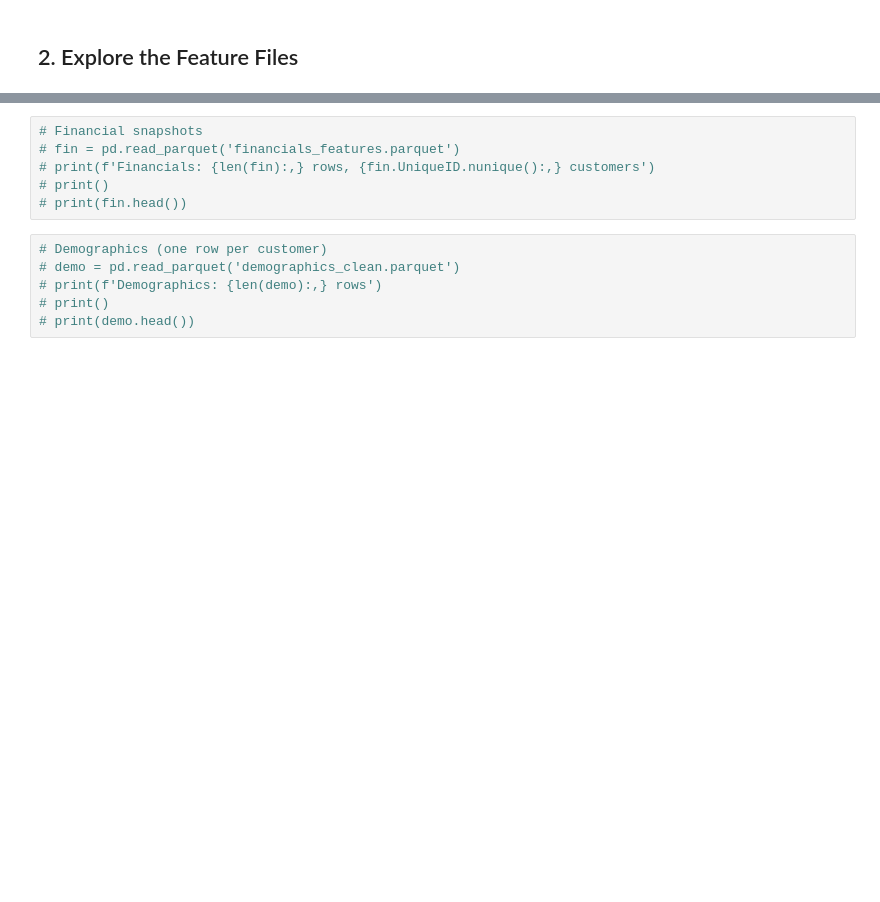
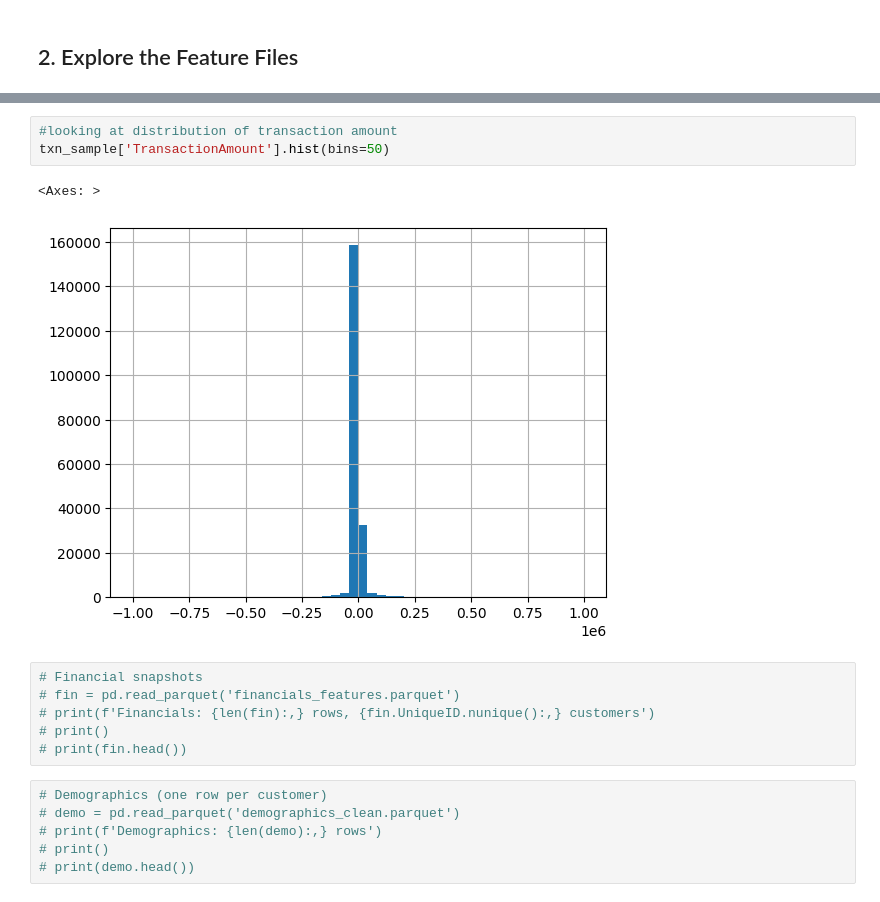
Before and after one commit to LillyB68/nedbank-transaction-forecasting, a Jupyter notebook: notebooks/StarterNotebook.ipynb, the cells around one changed output, grey strips where cells are left out. Drawn from its saved outputs; the diff is of its cells as text; blank space fills up the shorter version.

```diff
--- a/notebooks/StarterNotebook.ipynb
+++ b/notebooks/StarterNotebook.ipynb
@@ -62,3 +74,9 @@ Length: 10870, dtype: int64
+# %%
+#looking at distribution of transaction amount
+txn_sample['TransactionAmount'].hist(bins=50)
+# %% [output]
+<Axes: >
+[figure, added]
 # %%
 # Financial snapshots
 # fin = pd.read_parquet('financials_features.parquet')
```
Also changed, not shown: parts of 3 cells of this notebook.
